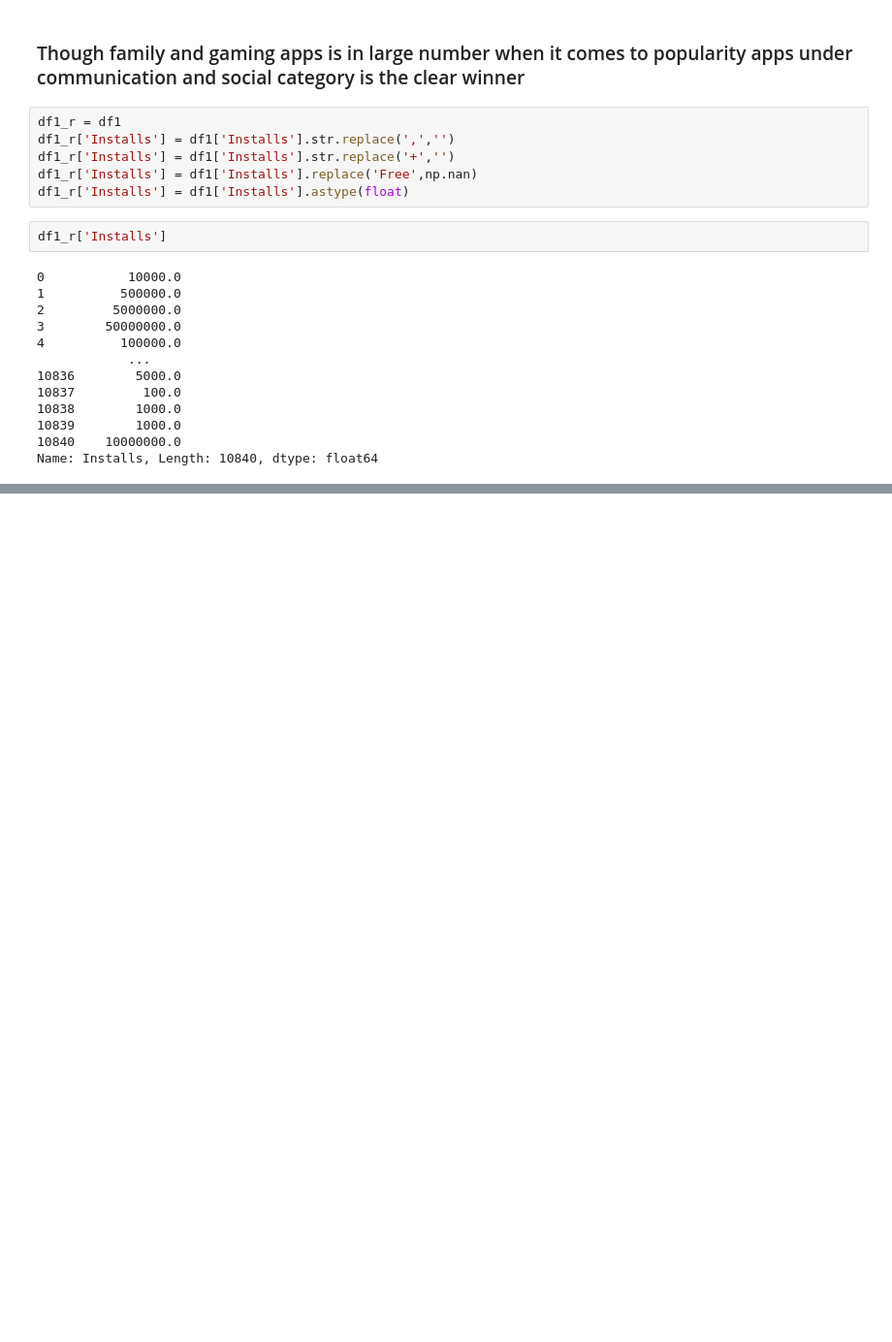
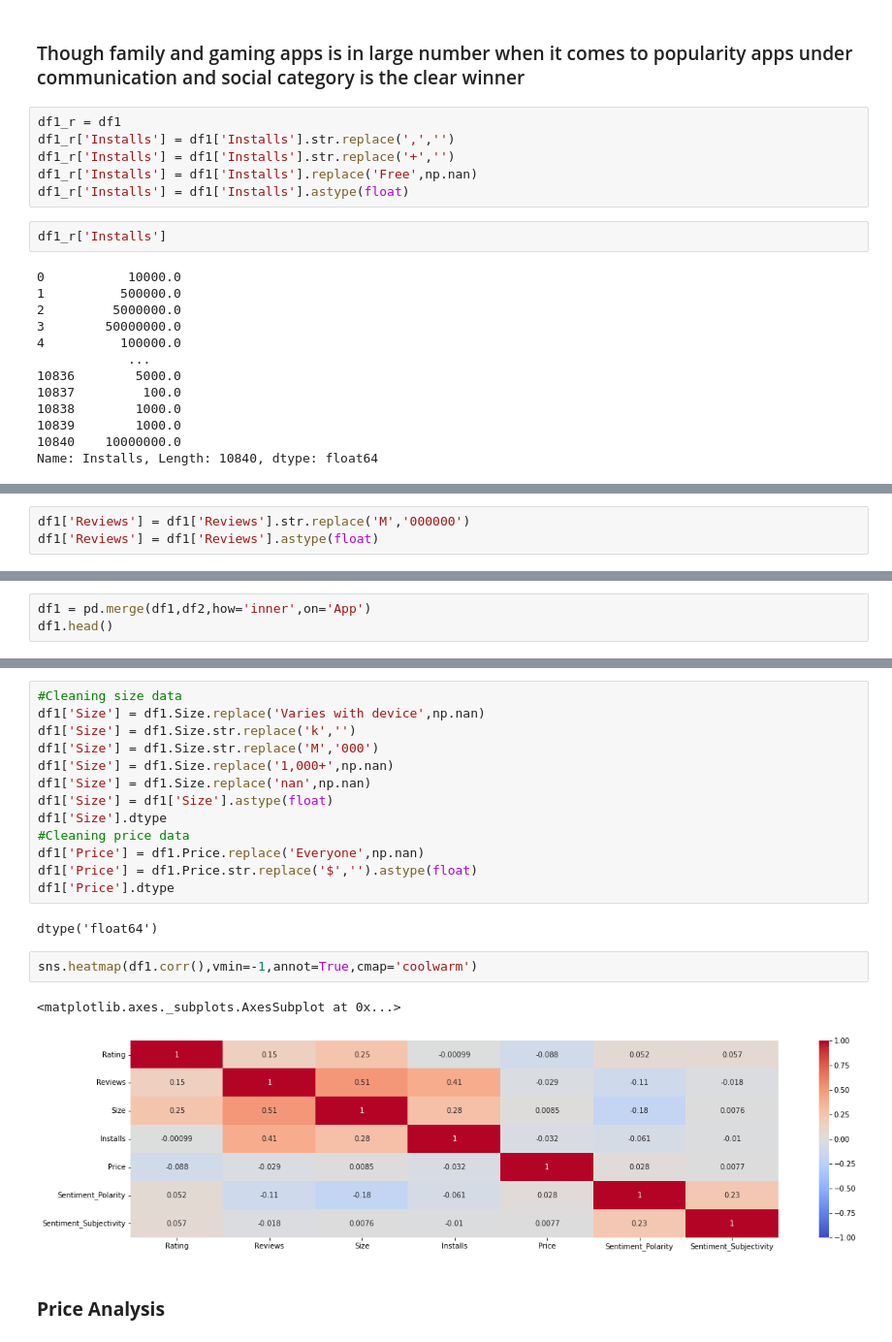
Before and after one commit to Selva-Subramanian/Playstore-Apps-Review-Analysis, a Jupyter notebook: Playstore_Apps_Review_Analysis.ipynb, the cells around one changed output, grey strips where cells are left out. Shown: that part at 97% size. Drawn from its saved outputs; the diff is of its cells as text; blank space fills up the shorter version.

```diff
--- a/Playstore_Apps_Review_Analysis.ipynb
+++ b/Playstore_Apps_Review_Analysis.ipynb
@@ -383,0 +415,3 @@ Name: Installs, Length: 10840, dtype: float64
+# %%
+df1['Reviews'] = df1['Reviews'].str.replace('M','000000')
+df1['Reviews'] = df1['Reviews'].astype(float)
@@ -383,0 +453,3 @@ Name: Installs, Length: 10840, dtype: float64
+# %%
+df1 = pd.merge(df1,df2,how='inner',on='App')
+df1.head()
@@ -383,0 +463,22 @@ Name: Installs, Length: 10840, dtype: float64
+# %%
+#Cleaning size data
+df1['Size'] = df1.Size.replace('Varies with device',np.nan)
+df1['Size'] = df1.Size.str.replace('k','')
+df1['Size'] = df1.Size.str.replace('M','000')
+df1['Size'] = df1.Size.replace('1,000+',np.nan)
+df1['Size'] = df1.Size.replace('nan',np.nan)
+df1['Size'] = df1['Size'].astype(float)
+df1['Size'].dtype
+#Cleaning price data
+df1['Price'] = df1.Price.replace('Everyone',np.nan)
+df1['Price'] = df1.Price.str.replace('$','').astype(float)
+df1['Price'].dtype
+# %% [output]
+dtype('float64')
+# %%
+sns.heatmap(df1.corr(),vmin=-1,annot=True,cmap='coolwarm')
+# %% [output]
+<matplotlib.axes._subplots.AxesSubplot at 0x...>
+[figure, added]
+# %% [markdown]
+### <b> Price Analysis
```
Also changed, not shown: parts of 18 cells of this notebook.
